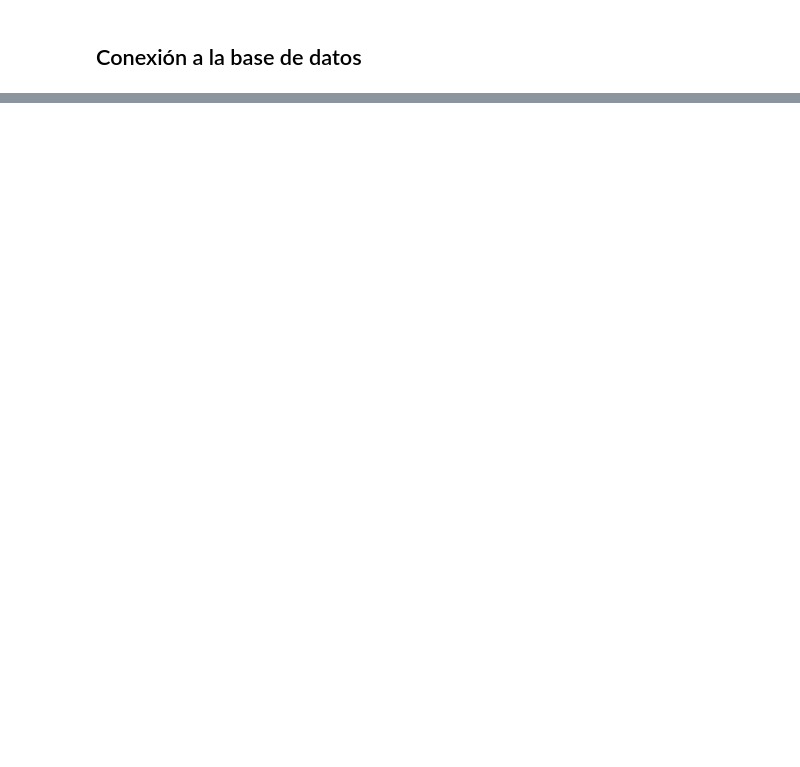
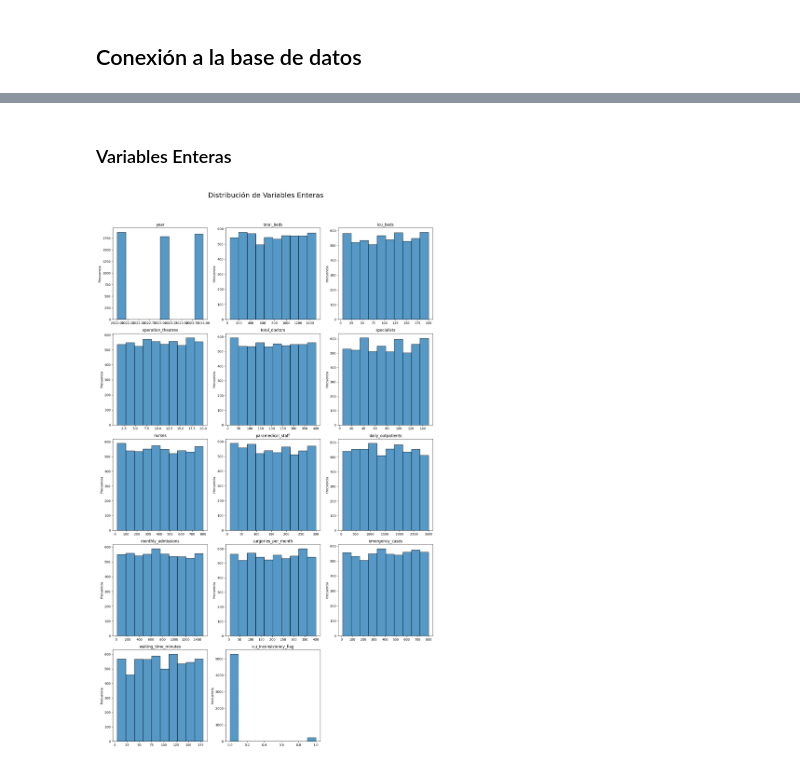
Before and after one commit to valentinarias-dtsc/hospital_performance_analysis, a Jupyter notebook: Notebooks/EDA.ipynb, the cells around one changed output, grey strips where cells are left out. Cells and saved outputs as stored; diff of their text form; code cells hidden in the pictures; blank space fills up the shorter version.

Commit message:
EDA notebook inicial, exploracion primaria: distribuciones, test de correlacion, seleccion de variables, modelo liineal

```diff
--- a/Notebooks/EDA.ipynb
+++ b/Notebooks/EDA.ipynb
@@ -499,0 +133,31 @@ Recomendaciones:
+# %% [markdown]
+### Variables Enteras
+# %%
+# seleccionar variables enteras
+int_cols = df.select_dtypes(include=["int64", "int32"]).columns
+
+n_cols = 3
+n_rows = math.ceil(len(int_cols) / n_cols)
+
+fig, axes = plt.subplots(n_rows, n_cols, figsize=(15, 5 * n_rows))
+axes = axes.flatten()
+
+for i, col in enumerate(int_cols):
+    ax = axes[i]
+    data = df[col].dropna()
+
+    sns.histplot(data, bins=10, edgecolor="black", ax=ax)
+
+    ax.set_title(col)
+    ax.set_xlabel("")
+    ax.set_ylabel("Frecuencia")
+
+# eliminar ejes vacíos
+for j in range(i + 1, len(axes)):
+    fig.delaxes(axes[j])
+
+plt.suptitle("Distribución de Variables Enteras", fontsize=22)
+plt.tight_layout(rect=[0, 0, 1, 0.95])
+plt.show()
+# %% [output]
+[figure, added]
```
Also changed, not shown: parts of 79 cells of this notebook.
